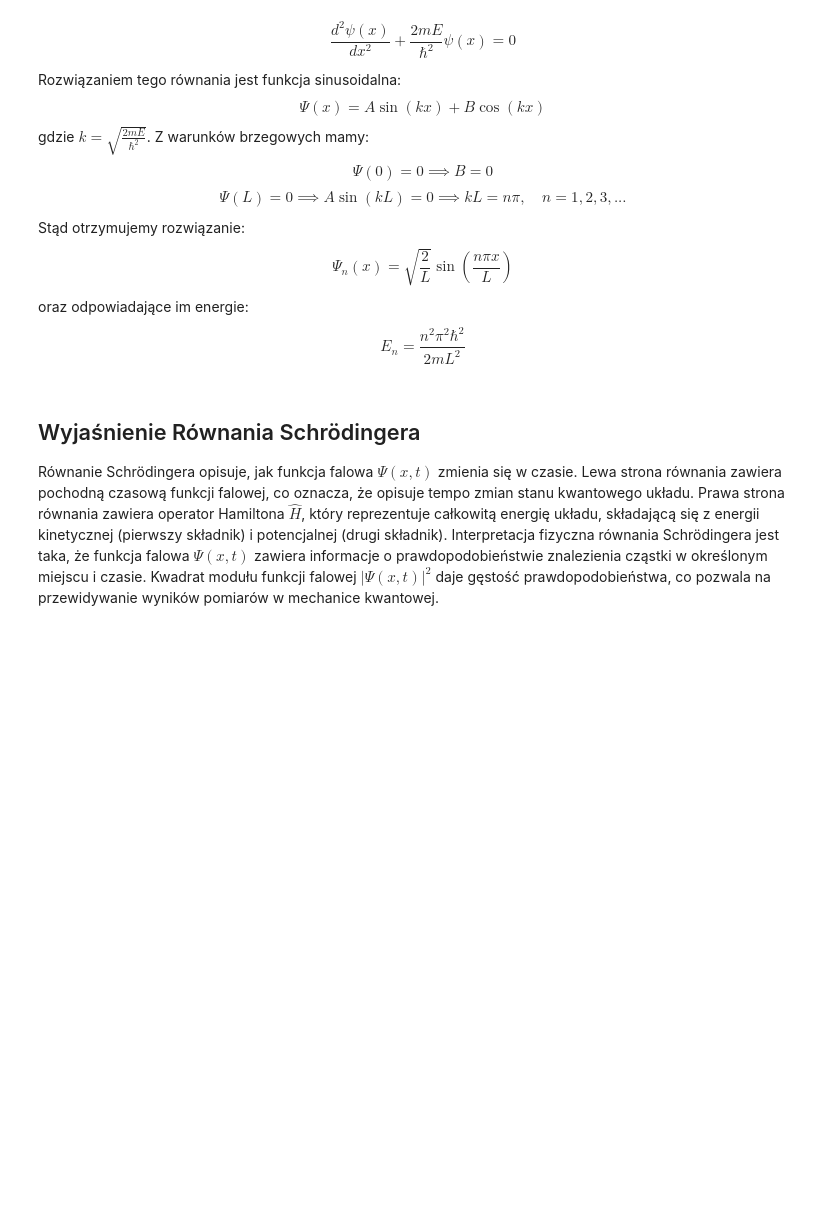
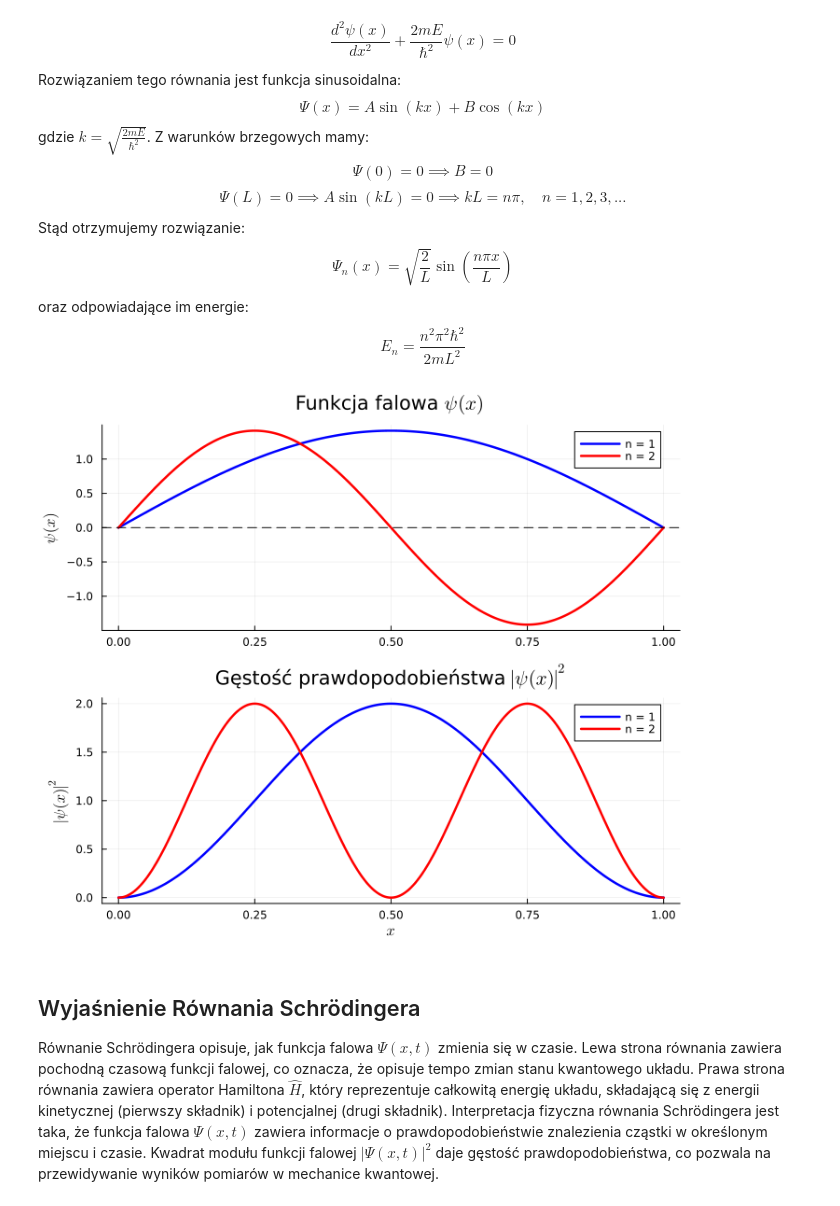
Before and after one commit to Natalia-Chmiel/Numerical-computations-project, a Jupyter notebook: main.ipynb, the cells around one changed output. Cells and saved outputs as stored; diff of their text form; code cells hidden in the pictures; blank space fills up the shorter version.

```diff
--- a/main.ipynb
+++ b/main.ipynb
@@ -89,34 +91,33 @@ $$E_n = \frac{n^2 \pi^2 \hbar^2}{2mL^2}$$
 # %%
-using Plots
-
-
-L = 1.0
+L = 1
 Nx = 1000
 x = range(0, L, length=Nx)
 
 psi(x, n, L) = sqrt(2 / L) * sin(n * pi * x / L)
 
 
 psi_n1 = [psi(xi, 1, L) for xi in x]
 psi_n2 = [psi(xi, 2, L) for xi in x]
 
 dens_n1 = psi_n1 .^ 2
 dens_n2 = psi_n2 .^ 2
 
 
 p1 = plot(x, psi_n1, label="n = 1", linewidth=2.5, color=:blue,
-          title="Funkcja falowa \\psi(x)", ylabel="\\psi(x)", legend=:topright)
+          title=raw"Funkcja falowa $\psi(x)$", ylabel=raw"$\psi(x)$", legend=:topright)
 plot!(p1, x, psi_n2, label="n = 2", linewidth=2.5, color=:red)
 hline!(p1, [0], color=:black, linestyle=:dash, label="")
 
 p2 = plot(x, dens_n1, label="n = 1", linewidth=2.5, color=:blue,
-          title="Gęstość prawdopodobieństwa |\\psi(x)|^2", xlabel="Położenie x", ylabel="|\\psi(x)|^2", legend=:topright)
+          title=raw"Gęstość prawdopodobieństwa $|\psi(x)|^2$", xlabel=raw"$x$", ylabel=raw"$|\psi(x)|^2$", legend=:topright)
 plot!(p2, x, dens_n2, label="n = 2", linewidth=2.5, color=:red)
 
 
 plt = plot(p1, p2, layout=(2, 1), size=(700, 600))
 
 display(plt)
+# %% [output]
+[figure, added]
 # %% [markdown]
 ## Wyjaśnienie Równania Schrödingera
 
```
Also changed, not shown: parts of 2 cells of this notebook, 1 other file.
